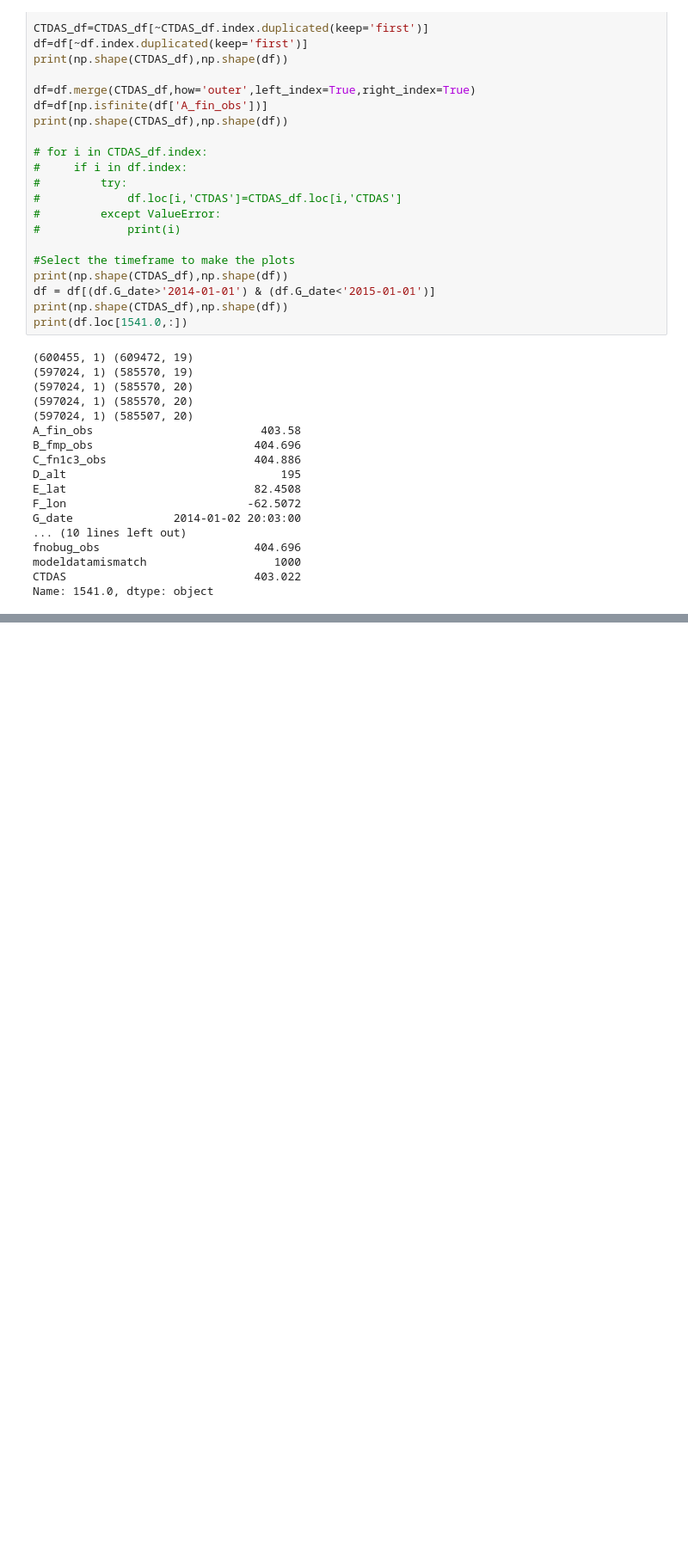
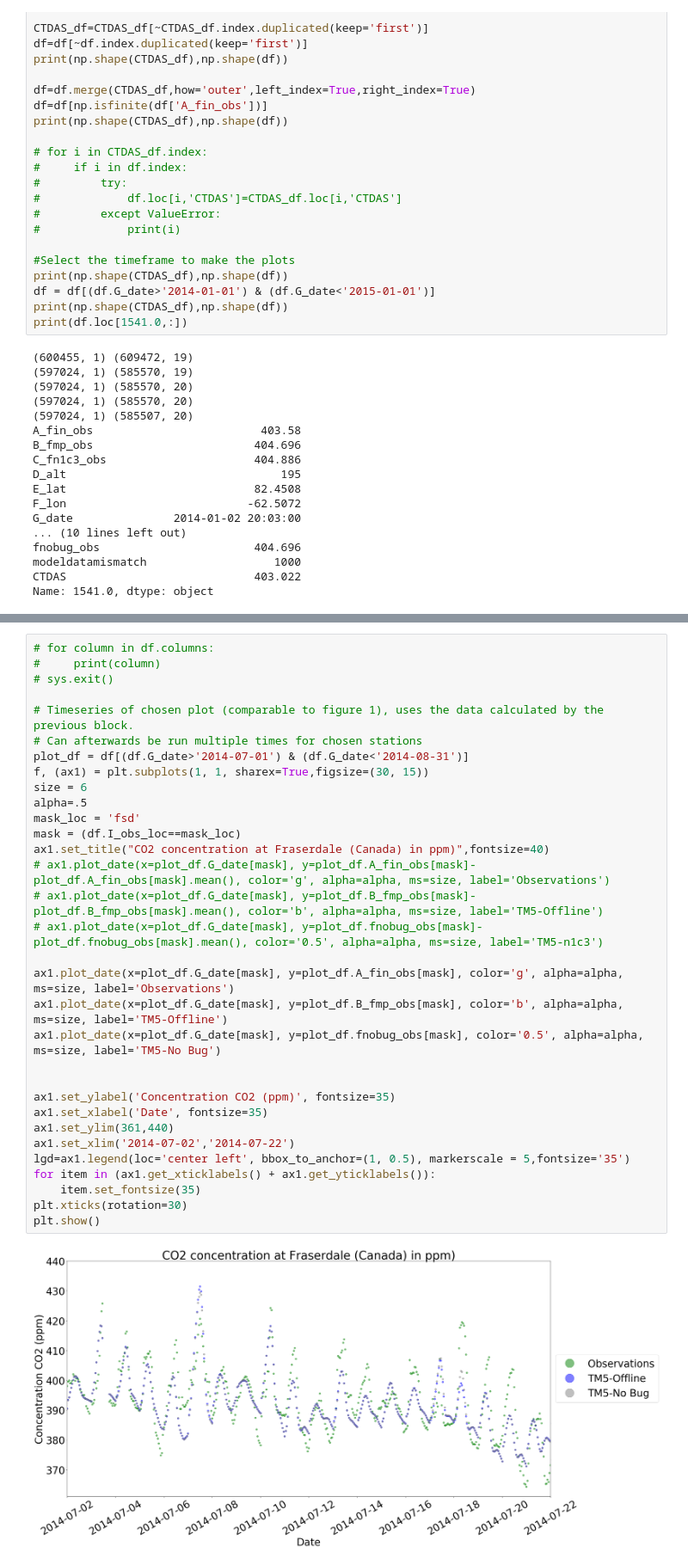
Before and after one commit to Killaars/PhD, a Jupyter notebook: paper1/Figures atmospheric transport paper.ipynb, the cells around one changed output, grey strips where cells are left out. Shown at 86% size. Drawn from its saved outputs; the diff is of its cells as text; blank space fills up the shorter version.

```diff
--- a/paper1/Figures atmospheric transport paper.ipynb
+++ b/paper1/Figures atmospheric transport paper.ipynb
@@ -2141,0 +2187,34 @@ Dynamic     5.973985
+# %%
+# for column in df.columns:
+#     print(column)
+# sys.exit()
+
+# Timeseries of chosen plot (comparable to figure 1), uses the data calculated by the previous block.
+# Can afterwards be run multiple times for chosen stations
+plot_df = df[(df.G_date>'2014-07-01') & (df.G_date<'2014-08-31')]
+f, (ax1) = plt.subplots(1, 1, sharex=True,figsize=(30, 15))
+size = 6
+alpha=.5
+mask_loc = 'fsd'
+mask = (df.I_obs_loc==mask_loc)
+ax1.set_title("CO2 concentration at Fraserdale (Canada) in ppm)",fontsize=40)
+# ax1.plot_date(x=plot_df.G_date[mask], y=plot_df.A_fin_obs[mask]-plot_df.A_fin_obs[mask].mean(), color='g', alpha=alpha, ms=size, label='Observations')
+# ax1.plot_date(x=plot_df.G_date[mask], y=plot_df.B_fmp_obs[mask]-plot_df.B_fmp_obs[mask].mean(), color='b', alpha=alpha, ms=size, label='TM5-Offline')
+# ax1.plot_date(x=plot_df.G_date[mask], y=plot_df.fnobug_obs[mask]-plot_df.fnobug_obs[mask].mean(), color='0.5', alpha=alpha, ms=size, label='TM5-n1c3')
+
+ax1.plot_date(x=plot_df.G_date[mask], y=plot_df.A_fin_obs[mask], color='g', alpha=alpha, ms=size, label='Observations')
+ax1.plot_date(x=plot_df.G_date[mask], y=plot_df.B_fmp_obs[mask], color='b', alpha=alpha, ms=size, label='TM5-Offline')
+ax1.plot_date(x=plot_df.G_date[mask], y=plot_df.fnobug_obs[mask], color='0.5', alpha=alpha, ms=size, label='TM5-No Bug')
+
+
+ax1.set_ylabel('Concentration CO2 (ppm)', fontsize=35)
+ax1.set_xlabel('Date', fontsize=35)
+ax1.set_ylim(361,440)
+ax1.set_xlim('2014-07-02','2014-07-22')
+lgd=ax1.legend(loc='center left', bbox_to_anchor=(1, 0.5), markerscale = 5,fontsize='35')
+for item in (ax1.get_xticklabels() + ax1.get_yticklabels()):
+    item.set_fontsize(35)
+plt.xticks(rotation=30)
+plt.show()
+# %% [output]
+[figure, added]
```
Also changed, not shown: parts of 3 cells of this notebook.
